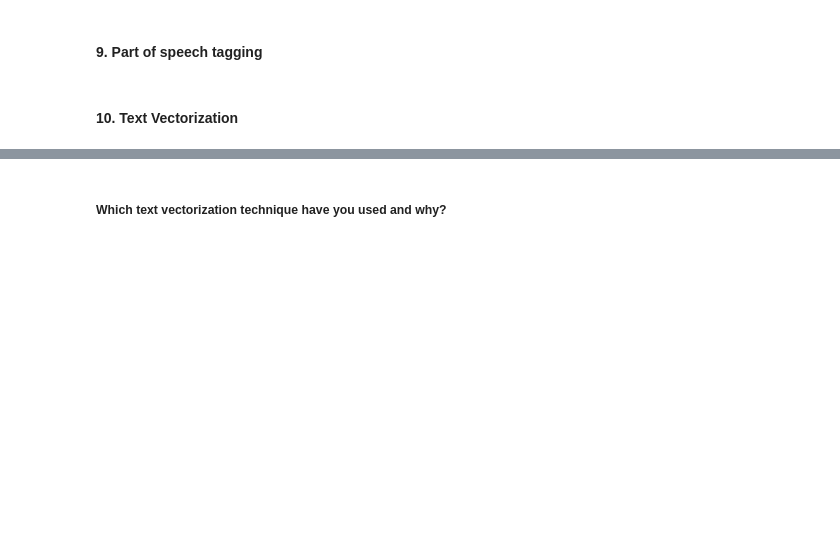
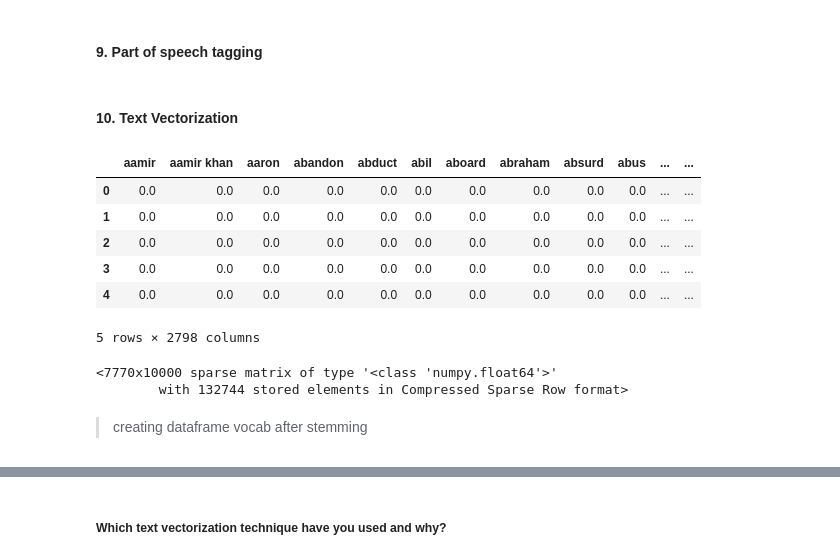
Before and after one commit to Kaustubh-Amare/Netflix-movies-and-tv-shows-clustering-ML, a Jupyter notebook: Netflix_Movies_&_TV_shows_clustering_ML.ipynb, the cells around one changed output, grey strips where cells are left out. Drawn from its saved outputs; the diff is of its cells as text; code cells hidden in the pictures; blank space fills up the shorter version.

```diff
--- a/Netflix_Movies_&_TV_shows_clustering_ML.ipynb
+++ b/Netflix_Movies_&_TV_shows_clustering_ML.ipynb
@@ -823,0 +1138,2 @@ Answer Here.
+# %%
+content_df['filtered' ]= content_df['filtered'].str.lower()
@@ -823,0 +1145,18 @@ Answer Here.
+# %%
+# Create an object of stemming function
+stemmer = SnowballStemmer('english')
+stop_words = set(stopwords.words('english'))
+# %%
+def wordfilter(string, filtwords):
+    filtered = []
+    tokens = word_tokenize(string)
+    for word in tokens:
+        if word not in filtwords:
+            filtered.append(stemmer.stem(word))
+    return filtered
+
+content_df['filtered_new'] = ''
+for item, row in content_df.iterrows():
+    content_df.at[item, 'filtered_new'] = wordfilter(row['filtered'], stop_words)
+
+content_df['filtered_new']
@@ -823,0 +1176,4 @@ Answer Here.
+# %%
+def join_words(x):
+  return " ".join(x)
+content_df['filtered_new'] = content_df['filtered_new'].apply(join_words)
@@ -851,0 +1218,21 @@ Answer Here.
+# %%
+# Vectorizing Text
+# sublinear_df is set to True to use a logarithmic form for frequency
+# min_df is the minimum numbers of documents a word must be present in to be kept
+# norm is set to l2, to ensure all our feature vectors have a euclidian norm of 1
+# ngram_range is set to (1, 2) to indicate that we want to consider both unigrams and bigrams
+# stop_words is set to "english" to remove all common pronouns ("a", "the", ...) to reduce the number of noisy features
+
+
+vectorizer = TfidfVectorizer(sublinear_tf= True, min_df=10, norm='l2', ngram_range=(1, 2), stop_words='english')
+X_vc = vectorizer.fit_transform(content_df["combined_text_feat"])
+
+pd.DataFrame(X_vc.toarray(), columns=vectorizer.get_feature_names()).head()
+# %% [output]
+|  | aamir | aamir khan | aaron | abandon | abduct | abil | aboard | abraham | absurd | abus | ... | ... |
+| 0 | 0.0 | 0.0 | 0.0 | 0.0 | 0.0 | 0.0 | 0.0 | 0.0 | 0.0 | 0.0 | ... | ... |
+| 1 | 0.0 | 0.0 | 0.0 | 0.0 | 0.0 | 0.0 | 0.0 | 0.0 | 0.0 | 0.0 | ... | ... |
+| 2 | 0.0 | 0.0 | 0.0 | 0.0 | 0.0 | 0.0 | 0.0 | 0.0 | 0.0 | 0.0 | ... | ... |
+| 3 | 0.0 | 0.0 | 0.0 | 0.0 | 0.0 | 0.0 | 0.0 | 0.0 | 0.0 | 0.0 | ... | ... |
+| 4 | 0.0 | 0.0 | 0.0 | 0.0 | 0.0 | 0.0 | 0.0 | 0.0 | 0.0 | 0.0 | ... | ... |
+5 rows × 2798 columns
@@ -851,0 +1256,10 @@ Answer Here.
+# %%
+words = content_df.filtered_new
+t_vectorizer = TfidfVectorizer(max_df = 0.9,min_df = 1, max_features=10000)
+X= t_vectorizer.fit_transform(words)
+X
+# %% [output]
+<7770x10000 sparse matrix of type '<class 'numpy.float64'>'
+        with 132744 stored elements in Compressed Sparse Row format>
+# %% [markdown]
+>creating dataframe vocab after stemming
```
Also changed, not shown: parts of 42 cells of this notebook.
